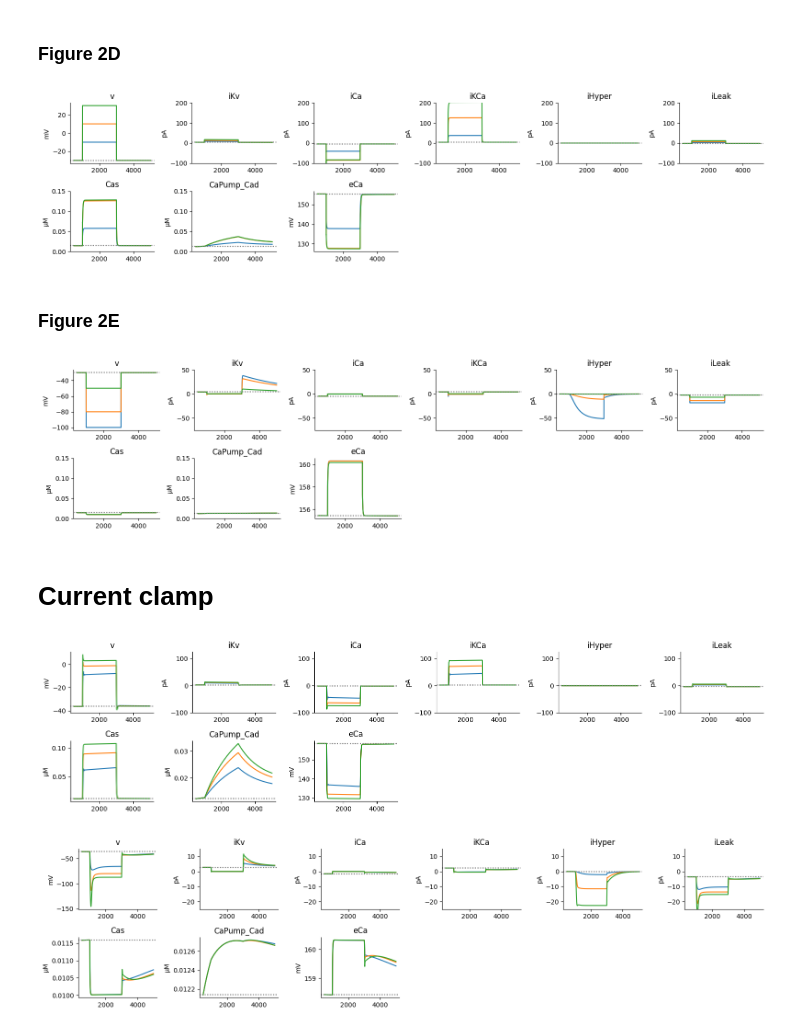
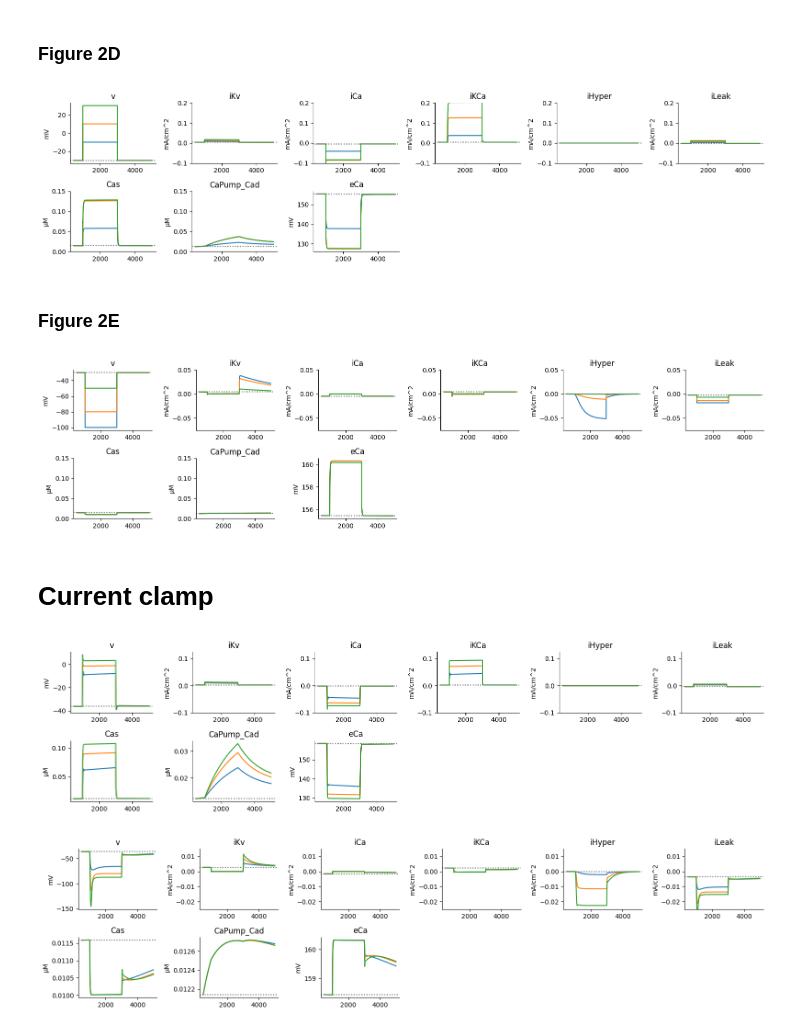
Before and after one commit to jaxleyverse/jaxley-mech, a Jupyter notebook: notebooks/channels/uiki96.ipynb, the cells around one changed output. Drawn from its saved outputs; the diff is of its cells as text; code cells hidden in the pictures.

```diff
--- a/notebooks/channels/uiki96.ipynb
+++ b/notebooks/channels/uiki96.ipynb
@@ -90,15 +90,15 @@ for v_step in V_steps:
             ax[rec].plot(s["time"][vc_on-padding:vc_off+int(2500/dt)], s[rec][vc_on-padding:vc_off+int(2500/dt)])
 
         else:
-            ax[rec].set_ylabel("pA")
-            ax[rec].set_ylim(-100, 200)
+            ax[rec].set_ylabel("mA/cm^2")
+            ax[rec].set_ylim(-0.1, 0.2)
             ax[rec].plot(s["time"][vc_on-padding:vc_off+int(2500/dt)], s[rec][vc_on-padding:vc_off+int(2500/dt)])
 
         ax[rec].axhline(s[rec][vc_on-padding:vc_off+int(2500/dt)][0], color='gray', linestyle=':')
 
 fig.tight_layout()
 # %% [output]
-[figure, old version]
+[figure, new version]
 # %% [markdown]
 ### Figure 2E
 # %%
@@ -146,36 +146,36 @@ for v_step in V_steps:
     v = jnp.zeros(time_steps) - 30.
     vc_on = int(pre_vc_time / dt)
     vc_off = int((pre_vc_time + vc_on_time) / dt)
     padding = int(500/dt)
     v = v.at[vc_on:vc_off].set(v_step)
 
     cell.clamp("v", v, verbose=False)
 
     s = jx.integrate(cell, delta_t=dt, t_max=total_time)
     s = prettify(s, to_records, dt)
     for i, rec in enumerate(to_records):
         ax[rec].set_title(rec)
         ax[rec].spines["top"].set_visible(False)
         ax[rec].spines["right"].set_visible(False)
         if rec == "CaPump_Cad" or rec == "Cas" or rec=="Cai":
             ax[rec].set_ylabel("μM")
             ax[rec].set_ylim(0, 0.15)
             ax[rec].plot(s["time"][vc_on-padding:vc_off+int(2500/dt)], s[rec][vc_on-padding:vc_off+int(2500/dt)])
 
         elif rec == "v" or rec == "eCa":
             ax[rec].set_ylabel("mV")
             ax[rec].plot(s["time"][vc_on-padding:vc_off+int(2500/dt)], s[rec][vc_on-padding:vc_off+int(2500/dt)])
 
         else:
-            ax[rec].set_ylabel("pA")
-            ax[rec].set_ylim(-75, 50)
+            ax[rec].set_ylabel("mA/cm^2")
+            ax[rec].set_ylim(-0.075, 0.050)
             ax[rec].plot(s["time"][vc_on-padding:vc_off+int(2500/dt)], s[rec][vc_on-padding:vc_off+int(2500/dt)])
 
         ax[rec].axhline(s[rec][vc_on-padding:vc_off+int(2500/dt)][0], color='gray', linestyle=':')
 
 fig.tight_layout()
 # %% [output]
-[figure, old version]
+[figure, new version]
 # %% [markdown]
 # Current clamp
 # %%
@@ -243,15 +243,15 @@ for i_amp in i_steps:
             ax[rec].set_ylabel("mV")
             ax[rec].plot(s["time"][vc_on-padding:vc_off+int(2500/dt)], s[rec][vc_on-padding:vc_off+int(2500/dt)])
         else:
-            ax[rec].set_ylabel("pA")
-            ax[rec].set_ylim(-100, 125)
+            ax[rec].set_ylabel("mA/cm^2")
+            ax[rec].set_ylim(-0.100, 0.125)
             ax[rec].plot(s["time"][vc_on-padding:vc_off+int(2500/dt)], s[rec][vc_on-padding:vc_off+int(2500/dt)])
 
         ax[rec].axhline(s[rec][vc_on-padding:vc_off+int(2500/dt)][0], color='gray', linestyle=':')
 
 fig.tight_layout()
 # %% [output]
-[figure, old version]
+[figure, new version]
 # %%
 to_records = ["v", "iCa", "iKCa", "iLeak", "iHyper", 'iKv', "Cas", "CaPump_Cad", "eCa"]
 mosaic = [["v", "iKv", "iCa", "iKCa", "iHyper", "iLeak"],
@@ -315,15 +315,15 @@ for i_amp in i_steps:
             ax[rec].set_ylabel("mV")
             ax[rec].plot(s["time"][vc_on-padding:vc_off+int(2500/dt)], s[rec][vc_on-padding:vc_off+int(2500/dt)])
         else:
-            ax[rec].set_ylabel("pA")
-            ax[rec].set_ylim(-25, 15)
+            ax[rec].set_ylabel("mA/cm^2")
+            ax[rec].set_ylim(-0.025, 0.015)
             ax[rec].plot(s["time"][vc_on-padding:vc_off+int(2500/dt)], s[rec][vc_on-padding:vc_off+int(2500/dt)])
 
         ax[rec].axhline(s[rec][vc_on-padding:vc_off+int(2500/dt)][0], color='gray', linestyle=':')
 
 fig.tight_layout()
 # %% [output]
-[figure, old version]
+[figure, new version]
 # %%
 %load_ext watermark
 %watermark --time --date --timezone --updated --python --iversions --watermark -p jaxley_mech
```
Also changed, not shown: parts of 1 cell of this notebook, 18 other files.
